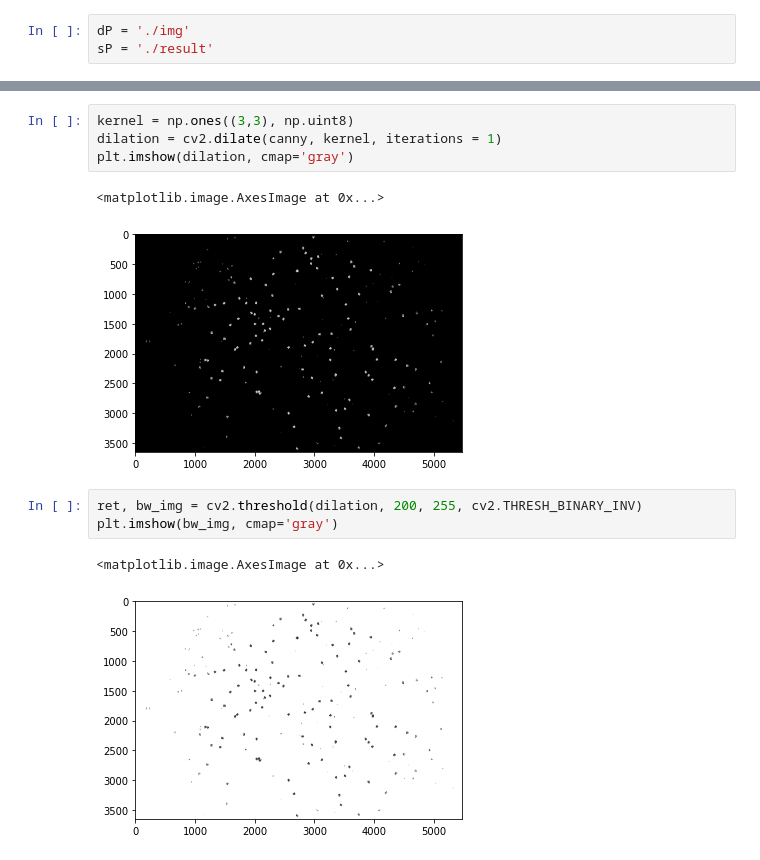
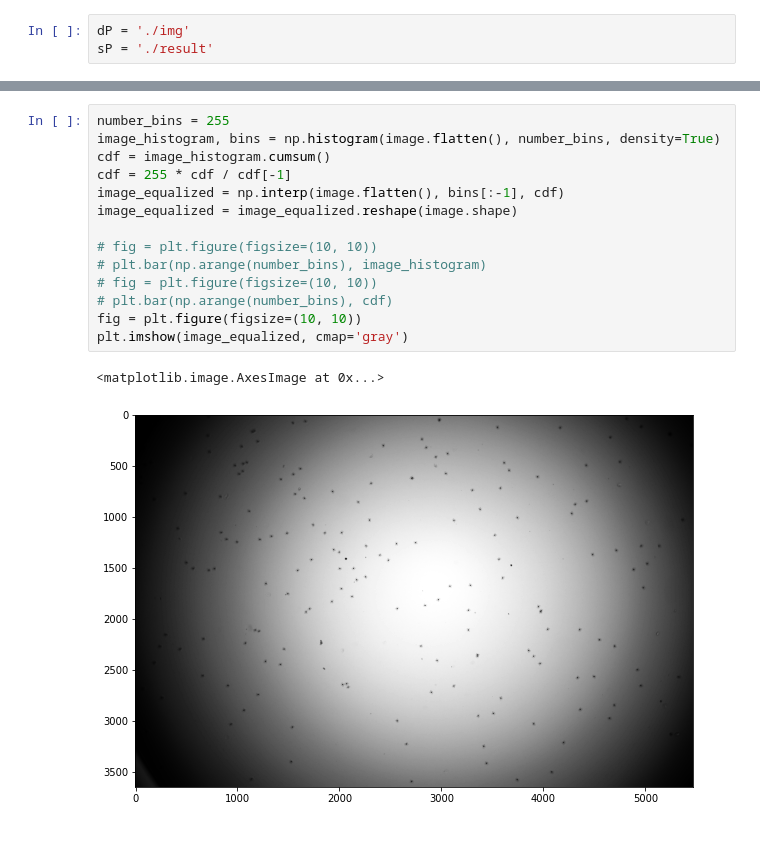
Before and after one commit to Abner0627/IPRV_Barcode-Beads-Detection, a Jupyter notebook: Barcode Beads Detection/main.ipynb, the cells around one changed output, grey strips where cells are left out. Drawn from its saved outputs; the diff is of its cells as text.

```diff
--- a/Barcode Beads Detection/main.ipynb
+++ b/Barcode Beads Detection/main.ipynb
@@ -62,13 +74,17 @@ plt.imshow(canny, cmap='gray')
-# %%
-kernel = np.ones((3,3), np.uint8)
-dilation = cv2.dilate(canny, kernel, iterations = 1)
-plt.imshow(dilation, cmap='gray')
-# %% [output]
-<matplotlib.image.AxesImage at 0x...>
-[figure, removed]
-# %%
-ret, bw_img = cv2.threshold(dilation, 200, 255, cv2.THRESH_BINARY_INV)
-plt.imshow(bw_img, cmap='gray')
-# %% [output]
-<matplotlib.image.AxesImage at 0x...>
-[figure, removed]
+# %%
+number_bins = 255
+image_histogram, bins = np.histogram(image.flatten(), number_bins, density=True)
+cdf = image_histogram.cumsum()
+cdf = 255 * cdf / cdf[-1]
+image_equalized = np.interp(image.flatten(), bins[:-1], cdf)
+image_equalized = image_equalized.reshape(image.shape)
+
+# fig = plt.figure(figsize=(10, 10))
+# plt.bar(np.arange(number_bins), image_histogram)
+# fig = plt.figure(figsize=(10, 10))
+# plt.bar(np.arange(number_bins), cdf)
+fig = plt.figure(figsize=(10, 10))
+plt.imshow(image_equalized, cmap='gray')
+# %% [output]
+<matplotlib.image.AxesImage at 0x...>
+[figure, added]
```
Also changed, not shown: parts of 3 cells of this notebook, 2 other files.
